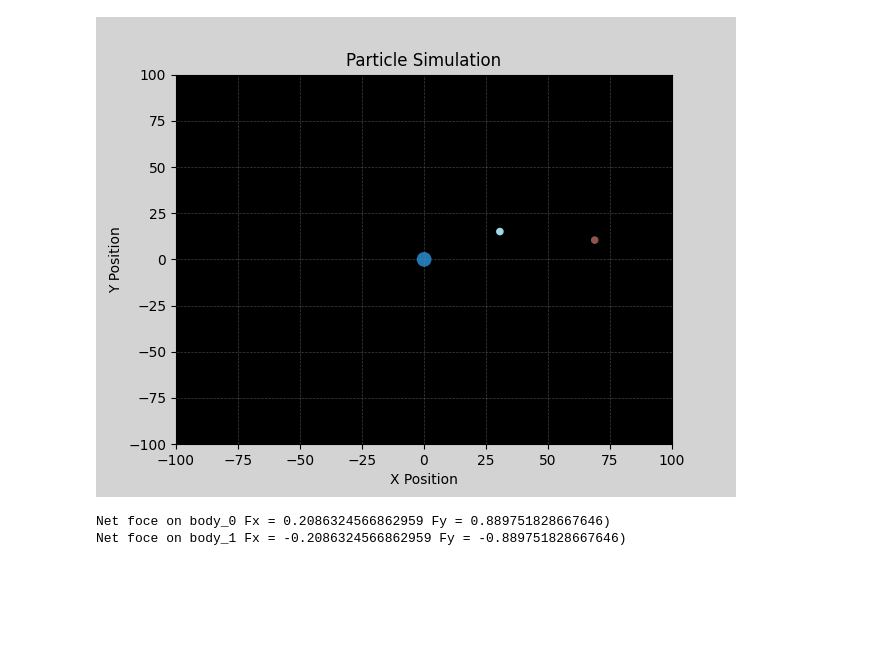
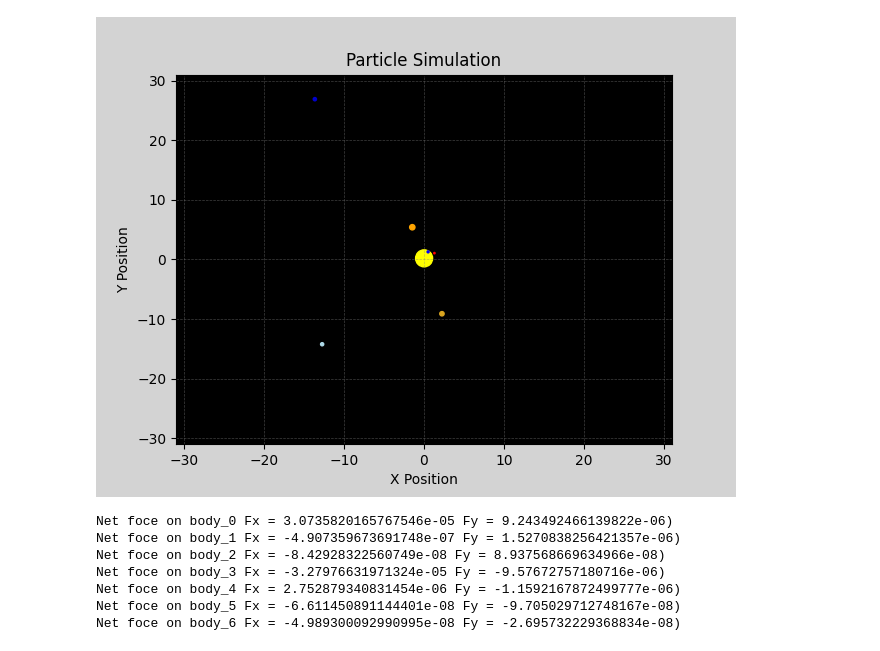
Before and after one commit to eriksewell/phys77-capstone, a Jupyter notebook: simulation.ipynb, the cells around one changed output. Cells and saved outputs as stored; diff of their text form; code cells hidden in the pictures; blank space fills up the shorter version.

Commit message:
Added most of the solar system

```diff
--- a/simulation.ipynb
+++ b/simulation.ipynb
@@ -11,11 +11,15 @@ from matplotlib import colormaps
 # bodies[n] = Body(mass, position [x, y], velocity [vx, vy])
 #bodies = initialize_bodies(3, mass_range = [10, 100], position_range = [-50, 50], velocity_range = [-0.5, 0.5])
 
-
+# using dimensionless units in terms of solar masses, AU
 bodies = [
-    Body(mass=100, position=[0, 0], velocity=[0, 0]),
-    Body(mass=1, position=[70, 0], velocity=[0,1]),
-    Body(mass=1, position=[35, 0], velocity=[0,1.5])
+    Body(mass = 1, position=[0, 0], velocity=[0, 0]), # sun
+    Body(mass = 3.00e-6, position=[1, 0], velocity=[0, 1]), # earth
+    Body(mass = 3.21e-7, position=[1.5, 0], velocity=[0, np.sqrt(1/1.5)]), # mars
+    Body(mass = 9.55e-4, position=[5.2, 0], velocity=[0, np.sqrt(1/5.2)]), # jupiter
+    Body(mass = 2.86e-4, position=[9.5, 0], velocity=[0, np.sqrt(1/9.5)]), # saturn
+    Body(mass = 4.36e-5, position=[19.2, 0], velocity=[0, np.sqrt(1/19.2)]), # uranus
+    Body(mass = 5.15e-5, position=[30.1, 0], velocity=[0, np.sqrt(1/30.1)]) # neptune
 ]
 # %%
 # Animation using matplotlib
@@ -27,8 +31,8 @@ dt = 0.1
 
 # Set up the plot
 fig, ax = plt.subplots()
-ax.set_xlim(-100, 100) # X-axis limits
-ax.set_ylim(-100, 100) # Y-axis limits
+ax.set_xlim(-31, 31) # X-axis limits
+ax.set_ylim(-31, 31) # Y-axis limits
 ax.set_title("Particle Simulation", color="black")  # Title
 ax.set_xlabel("X Position", color="black")  # X-axis label
 ax.set_ylabel("Y Position", color="black")  # Y-axis label
@@ -38,54 +42,60 @@ ax.set_facecolor("black")  # Set background color
 fig.patch.set_facecolor("lightgray")  # Outside the plot
 ax.grid(color="gray", linestyle="--", linewidth=0.5, alpha=0.5)
 
-cmap = colormaps["tab20"].resampled(len(bodies))  # Dynamically resample colormap
-colors = [cmap(i) for i in range(len(bodies))] # Create list of colors
+#cmap = colormaps["tab20"].resampled(len(bodies))  # Dynamically resample colormap
+#colors = [cmap(i) for i in range(len(bodies))] # Create list of colors
+colors = ['yellow', 'blue', 'red', 'orange', 'goldenrod', 'lightblue', 'mediumblue'] # planet colors
 
 # Create scatter plot with initial positions
 scat = ax.scatter(
     [body.position[0] for body in bodies], # Initial x-coordinate of bodies
     [body.position[1] for body in bodies], # Initial y-coordinate of bodies
-    s = [20*(body.mass)**(1/3) for body in bodies], # Size of bodies proportional to mass
-    c=colors,  # Color of bodies
+    s = [150*(body.mass)**(1/3) for body in bodies], # Size of bodies proportional to mass
+    c = colors,  # Color of bodies
 )
 
 # Update function for animation
 def update_position(frame):
 
     for n, body in enumerate(bodies):
 
         F = calculate_force(bodies) # calculate net force on bodies
 
         # Leapfrog method
         body.velocity += 0.5 * F[n] / body.mass * dt # Update velocity (half step)
         body.position += body.velocity * dt # Update position (full step)
         F = calculate_force(bodies) # Recalculate force
         body.velocity += 0.5 * F[n] / body.mass * dt # Update velocity (second half step)
         positions = [body.position for body in bodies] # Create array of positions to update scatter plot
     scat.set_offsets(positions)  # Update scatter plot
 
     return scat
 
 # Create the animation
 ani = animation.FuncAnimation(
     fig=fig,
     func=update_position,
-    frames=range(10000),  # Number of frames
-    interval=1,  # Time between frames in milliseconds
+    frames=range(5000),  # Number of frames
+    interval=50,  # Time between frames in milliseconds
     repeat=False,  # Stop after the last frame
 )
 
 #ani.save('particle_simulation.mp4', writer='ffmpeg', fps=30) # Save animation as .mp4
 
 # Show the plot
 plt.show()
 # %% [output]
-[figure, old version]
+[figure, new version]
 # %%
 F = calculate_force(bodies)
 
 for i, body in enumerate(bodies):
     print(f'Net foce on body_{i} Fx = {F[i,0]} Fy = {F[i,1]})')
 # %% [output]
-Net foce on body_0 Fx = 0.2086324566862959 Fy = 0.889751828667646)
-Net foce on body_1 Fx = -0.2086324566862959 Fy = -0.889751828667646)
+Net foce on body_0 Fx = 3.0735820165767546e-05 Fy = 9.243492466139822e-06)
+Net foce on body_1 Fx = -4.907359673691748e-07 Fy = 1.5270838256421357e-06)
+Net foce on body_2 Fx = -8.42928322560749e-08 Fy = 8.937568669634966e-08)
+Net foce on body_3 Fx = -3.27976631971324e-05 Fy = -9.57672757180716e-06)
+Net foce on body_4 Fx = 2.752879340831454e-06 Fy = -1.1592167872499777e-06)
+Net foce on body_5 Fx = -6.611450891144401e-08 Fy = -9.705029712748167e-08)
+Net foce on body_6 Fx = -4.989300092990995e-08 Fy = -2.695732229368834e-08)
```
